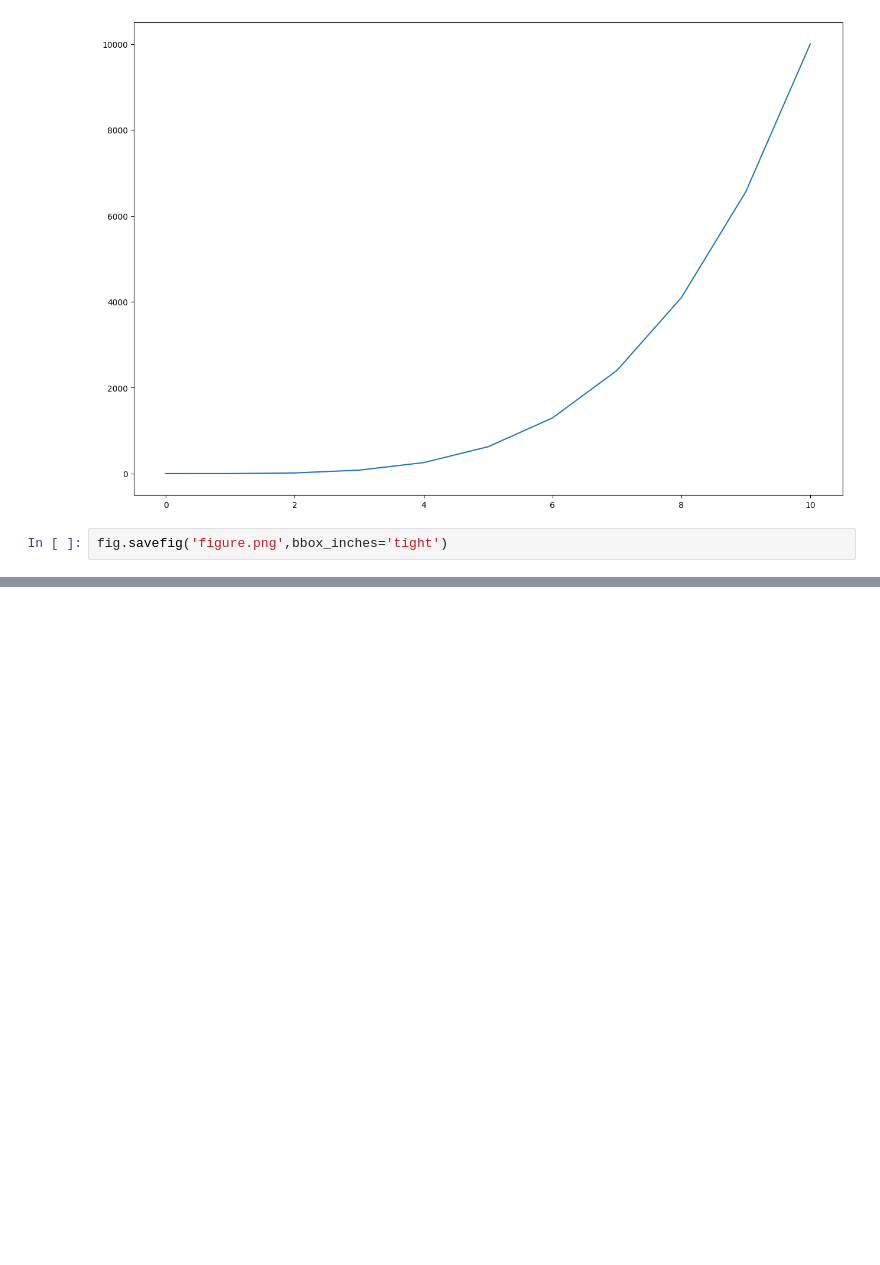
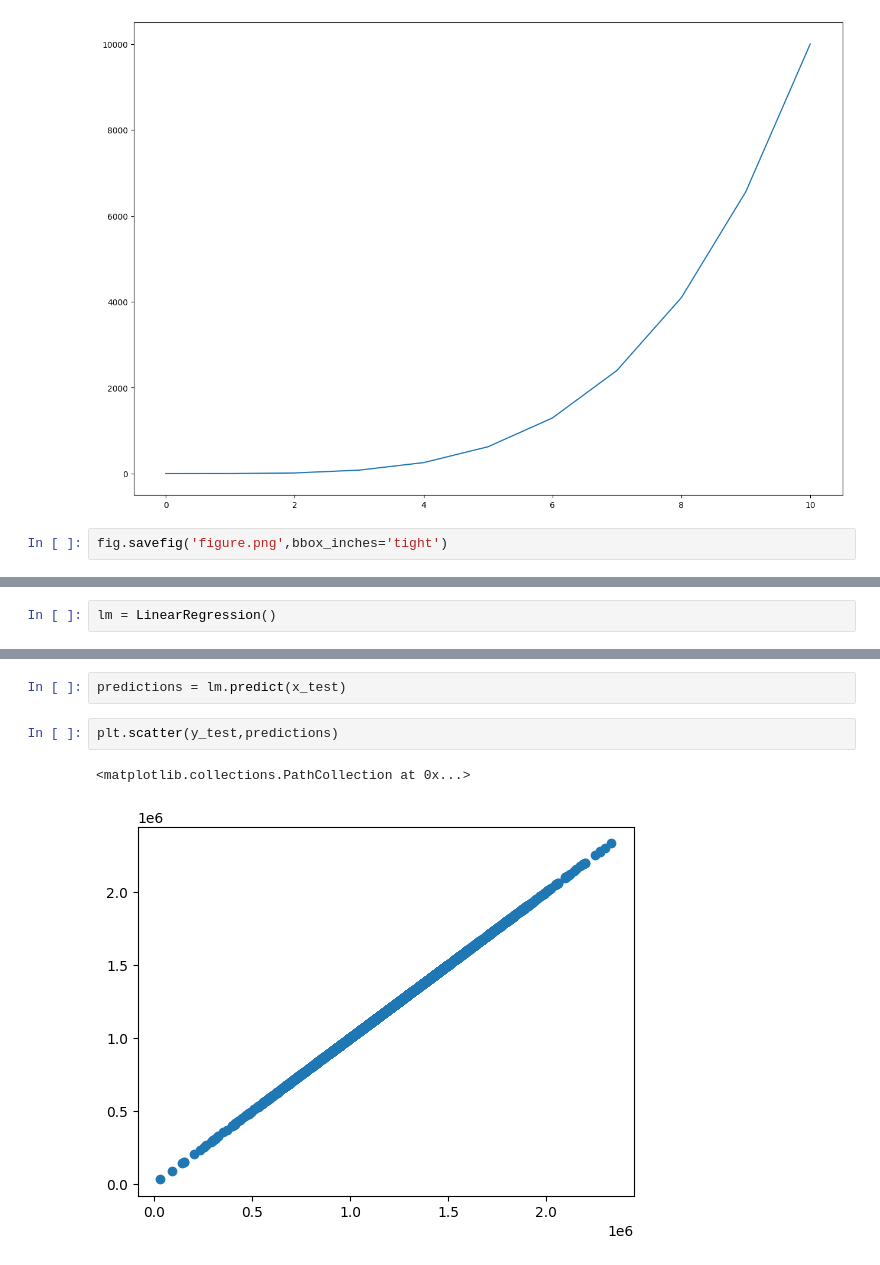
Before and after one commit to akshajchainani/python-practice-notebook, a Jupyter notebook: APLABsem3.ipynb, the cells around one changed output, grey strips where cells are left out. Drawn from its saved outputs; the diff is of its cells as text; blank space fills up the shorter version.

```diff
--- a/APLABsem3.ipynb
+++ b/APLABsem3.ipynb
@@ -1486,0 +1524,2 @@ fig.savefig('figure.png',bbox_inches='tight')
+# %%
+lm = LinearRegression()
@@ -1486,0 +1546,7 @@ fig.savefig('figure.png',bbox_inches='tight')
+# %%
+predictions = lm.predict(x_test)
+# %%
+plt.scatter(y_test,predictions)
+# %% [output]
+<matplotlib.collections.PathCollection at 0x...>
+[figure, added]
```
Also changed, not shown: parts of 61 cells of this notebook.
